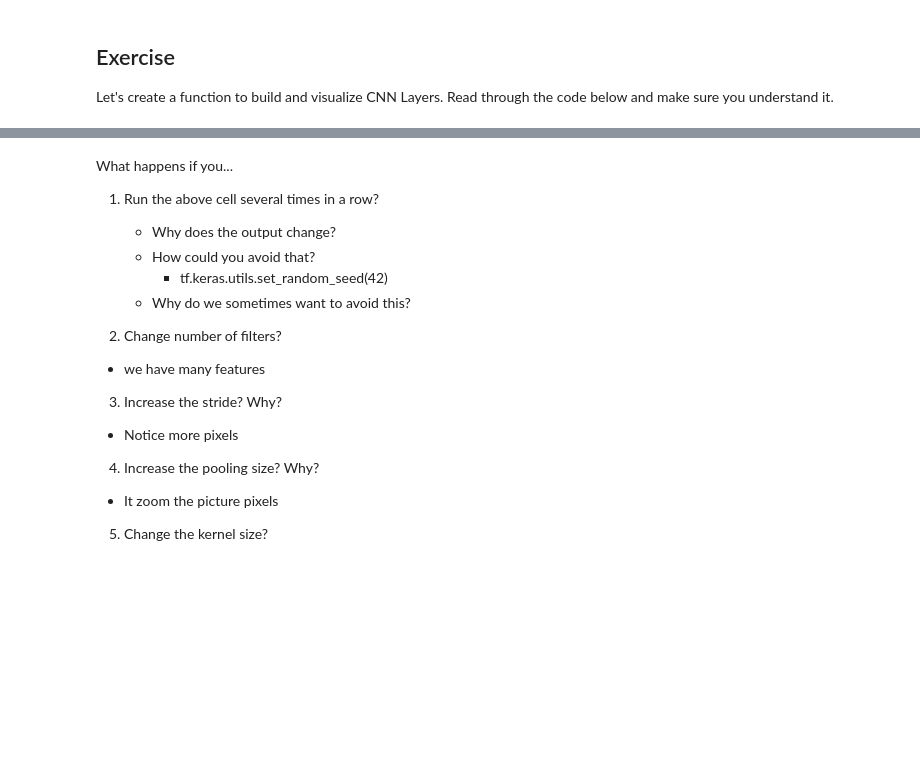
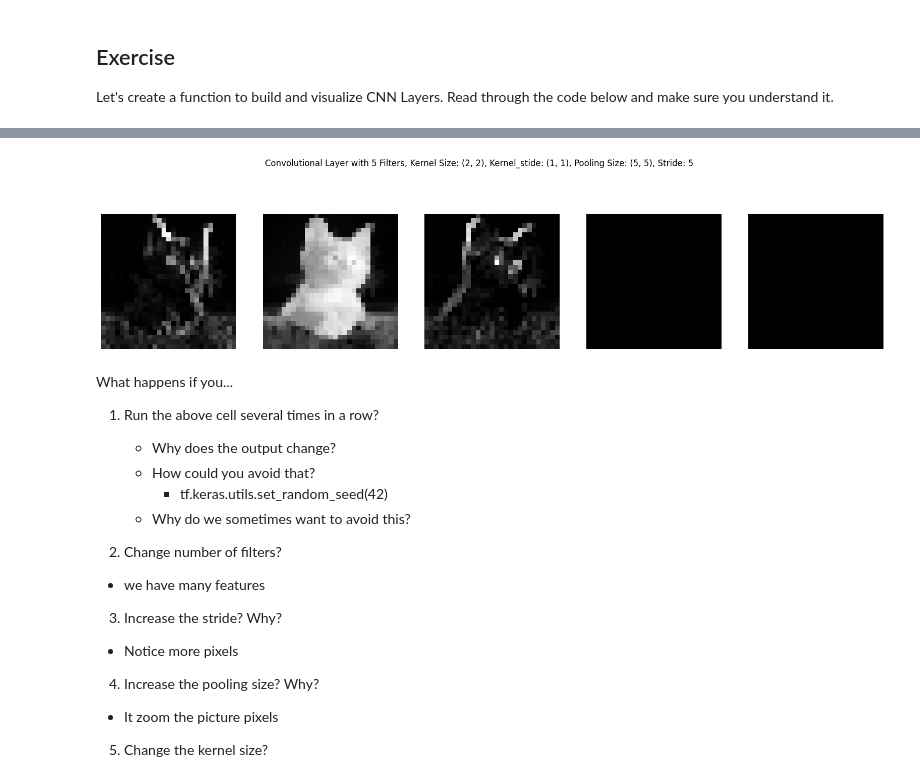
Before and after one commit to VineelaNedunuri/Deep-Learning, a Jupyter notebook: week3/Exploring_Layer_Effects.ipynb, the cells around one changed output, grey strips where cells are left out. Saved outputs shown, nothing was run; the diff lists cells and outputs as text; code cells hidden in the pictures; blank space fills up the shorter version.

Commit message:
Exploring layer

```diff
--- a/week3/Exploring_Layer_Effects.ipynb
+++ b/week3/Exploring_Layer_Effects.ipynb
@@ -47,0 +47,23 @@ WARNING:tensorflow:5 out of the last 5 calls to <function Model.make_predict_fun
+# %%
+#tf.keras.utils.set_random_seed(1337)
+
+def build_and_visualize_cnn(filters, kernel_size, pooling_size, kernel_stride, pool_stride):
+    inputs = Input(shape=(150, 150, 1))
+    x = Conv2D(filters=filters, kernel_size=kernel_size, strides=kernel_stride, activation='relu')(inputs)
+    x = MaxPooling2D(pool_size=pooling_size, strides=pool_stride)(x)
+    model = Model(inputs=inputs, outputs=x)
+
+    feature_maps = model.predict(image_array)
+    fm = feature_maps[0]
+
+    fig, ax = plt.subplots(1, filters, figsize=(20, 5))
+    for i in range(filters):
+        ax[i].imshow(fm[:, :, i], cmap='gray')
+        ax[i].axis('off')
+    plt.suptitle(f'Convolutional Layer with {filters} Filters, Kernel Size: {kernel_size}, Kernel_stide: {kernel_stride}, '
+                 f'Pooling Size: {pooling_size}, Stride: {pool_stride}')
+    plt.show()
+
+
+build_and_visualize_cnn(filters=5, kernel_size=(2, 2), pooling_size=(5, 5), kernel_stride=(1, 1), pool_stride=5)
+# %% [output]
@@ -48,3 +71,4 @@ WARNING:tensorflow:5 out of the last 5 calls to <function Model.make_predict_fun
+[figure, added]
 # %% [markdown]
 What happens if you...
 
```
Also changed, not shown: parts of 3 cells of this notebook.
